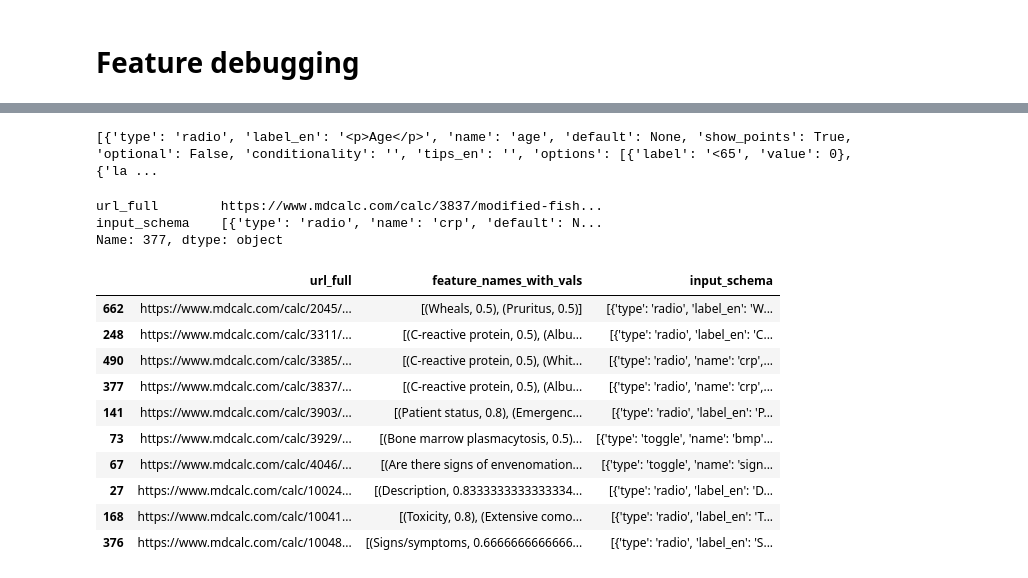
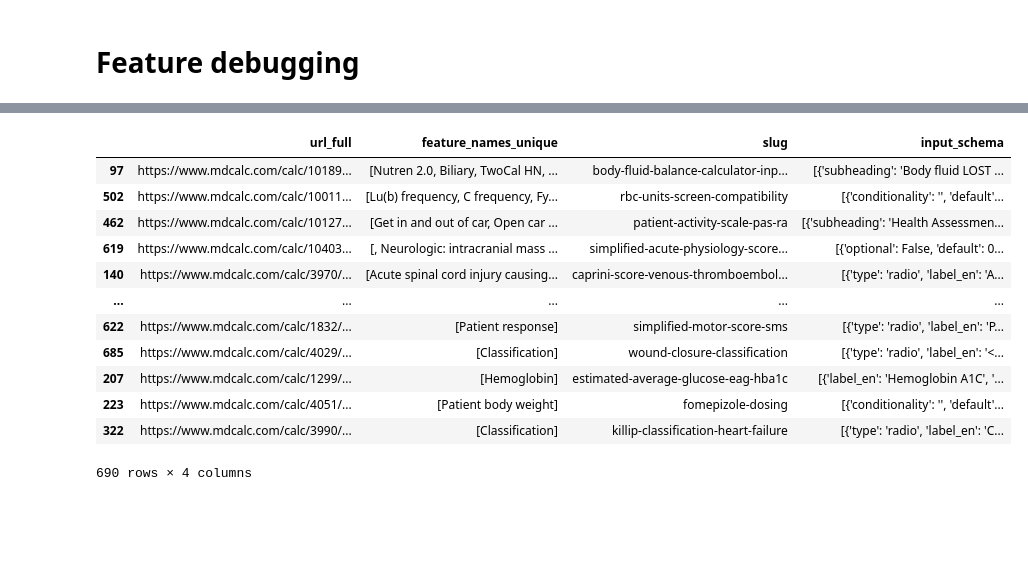
Before and after one commit to csinva/clinical-rule-analysis, a Jupyter notebook: notebooks/02_cdi_features.ipynb, the cells around one changed output, grey strips where cells are left out. Drawn from its saved outputs; the diff is of its cells as text; code cells hidden in the pictures; blank space fills up the shorter version.

```diff
--- a/notebooks/02_cdi_features.ipynb
+++ b/notebooks/02_cdi_features.ipynb
@@ -8,6 +8,7 @@ import matplotlib.pyplot as plt
 import numpy as np
 import pandas as pd
 import seaborn as sns
+from pprint import pprint
 from collections import defaultdict
 
 import mdcalc
@@ -33,6 +34,10 @@ df['feature_names'] = df['input_schema'].apply(get_feature_names_list)
 df['feature_names'] = df['feature_names'].apply(remove_unknown)
 df['feature_names_unique'] = df['feature_names'].apply(
     lambda l: list(set([mdcalc.rename_feature_name(x) for x in l])))
+df["feature_score_tuples_list"] = df["input_schema"].apply(
+    mdcalc.get_feature_score_tuples_list_from_schema
+)
+df['num_features_unique'] = df['feature_names_unique'].apply(len)
 
 # make plot
 all_words = sum(df['feature_names_unique'], [])  # concatenate all list
@@ -115,19 +117,14 @@ plt.show()
 # %% [markdown]
 # Feature analysis
 # %%
-# get scores for each feature
-df["feature_names_with_vals"] = df["input_schema"].apply(
-    mdcalc.get_feature_score_tuples_list_from_schema
-)
-
 # only keep scoring-only CDIs
-feature_names_with_vals = df["feature_names_with_vals"][
-    df["feature_names_with_vals"].apply(len) > 0
+feature_score_tuples_list = df["feature_score_tuples_list"][
+    df["feature_score_tuples_list"].apply(len) > 0
 ]
-print("only keeping", feature_names_with_vals.shape[0], "CDIs out of", df.shape[0])
+print("only keeping", feature_score_tuples_list.shape[0], "CDIs out of", df.shape[0])
 
 # get score_dict
-score_tuples = sorted(sum(feature_names_with_vals, []), key=lambda x: x[0])
+score_tuples = sorted(sum(feature_score_tuples_list, []), key=lambda x: x[0])
 ks = sorted(set([score_tuple[0] for score_tuple in score_tuples]))
 score_dict = defaultdict(list)
 for key, score in score_tuples:
@@ -199,26 +185,26 @@ diabetes Diabetes history [0, 1]
-# %%
-print(schema)
-# %% [output]
-[{'type': 'radio', 'label_en': '<p>Age</p>', 'name': 'age', 'default': None, 'show_points': True, 'optional': False, 'conditionality': '', 'tips_en': '', 'options': [{'label': '<65', 'value': 0}, {'la ...
 # %%
+# display(df[df["feature_names_with_vals"].apply(len) == 2].iloc[3][['url_full', 'input_schema']])
 display(df[df["feature_names_with_vals"].apply(len) == 2].iloc[3][['url_full', 'input_schema']])
-# %% [output]
-url_full        https://www.mdcalc.com/calc/3837/modified-fish...
-input_schema    [{'type': 'radio', 'name': 'crp', 'default': N...
-Name: 377, dtype: object
 # %%
 # display full
 with pd.option_context("display.max_colwidth", 1000):
-    display(df[df["feature_names_with_vals"].apply(len) == 2][['url_full', 'feature_names_unique', 'input_schema']])
+    display(
+        df.sort_values(by="num_features_unique", ascending=False)[
+            ["url_full", "feature_names_unique", "slug", "input_schema"]
+        ]
+    )
+    # display(df[df["feature_score_tuples_list"].apply(len) == 2][['url_full', 'feature_names_unique', 'slug', 'input_schema']])
 # %% [output]
-|  | url_full | feature_names_with_vals | input_schema |
-| 662 | https://www.mdcalc.com/calc/2045/... | [(Wheals, 0.5), (Pruritus, 0.5)] | [{'type': 'radio', 'label_en': 'W... |
-| 248 | https://www.mdcalc.com/calc/3311/... | [(C-reactive protein, 0.5), (Albu... | [{'type': 'radio', 'label_en': 'C... |
-| 490 | https://www.mdcalc.com/calc/3385/... | [(C-reactive protein, 0.5), (Whit... | [{'type': 'radio', 'name': 'crp',... |
-| 377 | https://www.mdcalc.com/calc/3837/... | [(C-reactive protein, 0.5), (Albu... | [{'type': 'radio', 'name': 'crp',... |
-| 141 | https://www.mdcalc.com/calc/3903/... | [(Patient status, 0.8), (Emergenc... | [{'type': 'radio', 'label_en': 'P... |
-| 73 | https://www.mdcalc.com/calc/3929/... | [(Bone marrow plasmacytosis, 0.5)... | [{'type': 'toggle', 'name': 'bmp'... |
-| 67 | https://www.mdcalc.com/calc/4046/... | [(Are there signs of envenomation... | [{'type': 'toggle', 'name': 'sign... |
-| 27 | https://www.mdcalc.com/calc/10024... | [(Description, 0.8333333333333334... | [{'type': 'radio', 'label_en': 'D... |
-| 168 | https://www.mdcalc.com/calc/10041... | [(Toxicity, 0.8), (Extensive como... | [{'type': 'radio', 'label_en': 'T... |
-| 376 | https://www.mdcalc.com/calc/10048... | [(Signs/symptoms, 0.6666666666666... | [{'type': 'radio', 'label_en': 'S... |
+|  | url_full | feature_names_unique | slug | input_schema |
+| 97 | https://www.mdcalc.com/calc/10189... | [Nutren 2.0, Biliary, TwoCal HN, ... | body-fluid-balance-calculator-inp... | [{'subheading': 'Body fluid LOST ... |
+| 502 | https://www.mdcalc.com/calc/10011... | [Lu(b) frequency, C frequency, Fy... | rbc-units-screen-compatibility | [{'conditionality': '', 'default'... |
+| 462 | https://www.mdcalc.com/calc/10127... | [Get in and out of car, Open car ... | patient-activity-scale-pas-ra | [{'subheading': 'Health Assessmen... |
+| 619 | https://www.mdcalc.com/calc/10403... | [, Neurologic: intracranial mass ... | simplified-acute-physiology-score... | [{'optional': False, 'default': 0... |
+| 140 | https://www.mdcalc.com/calc/3970/... | [Acute spinal cord injury causing... | caprini-score-venous-thromboembol... | [{'type': 'radio', 'label_en': 'A... |
+| ... | ... | ... | ... | ... |
+| 622 | https://www.mdcalc.com/calc/1832/... | [Patient response] | simplified-motor-score-sms | [{'type': 'radio', 'label_en': 'P... |
+| 685 | https://www.mdcalc.com/calc/4029/... | [Classification] | wound-closure-classification | [{'type': 'radio', 'label_en': '<... |
+| 207 | https://www.mdcalc.com/calc/1299/... | [Hemoglobin] | estimated-average-glucose-eag-hba1c | [{'label_en': 'Hemoglobin A1C', '... |
+| 223 | https://www.mdcalc.com/calc/4051/... | [Patient body weight] | fomepizole-dosing | [{'conditionality': '', 'default'... |
+| 322 | https://www.mdcalc.com/calc/3990/... | [Classification] | killip-classification-heart-failure | [{'type': 'radio', 'label_en': 'C... |
+690 rows × 4 columns
```
Also changed, not shown: parts of 6 cells of this notebook, 15 other files.
